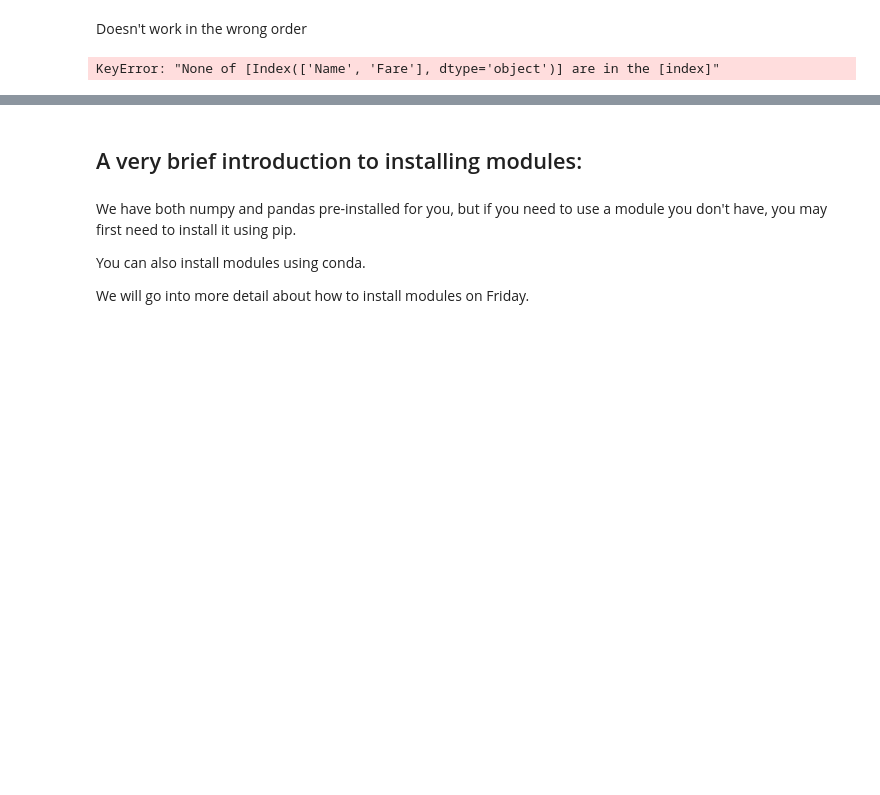
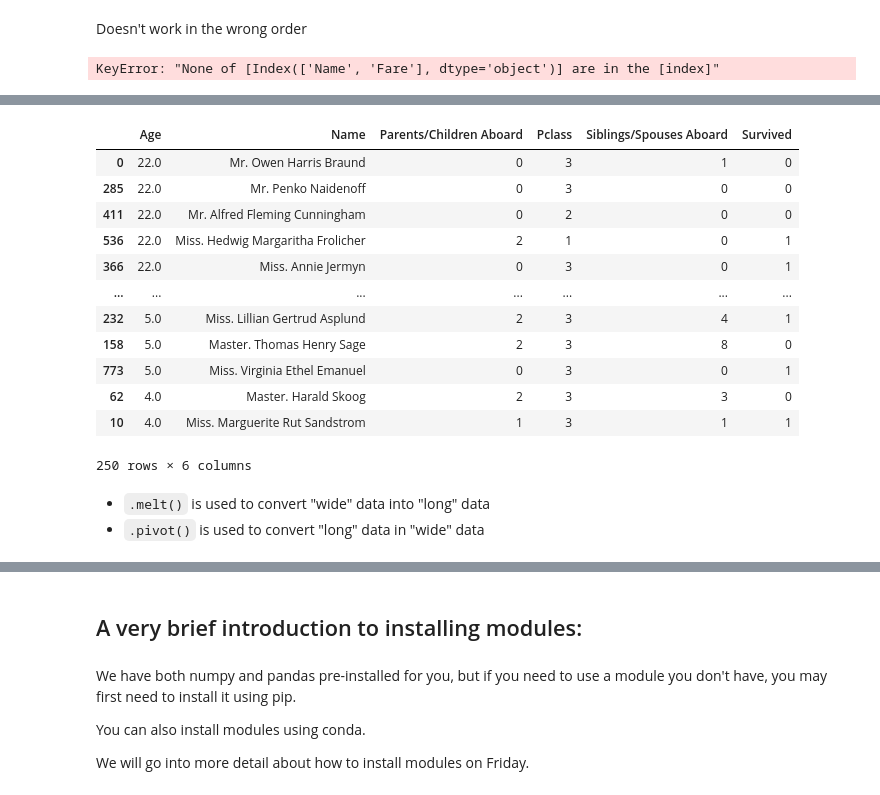
Before and after one commit to MVesuviusC/python_intro_2024, a Jupyter notebook: Wednesday/Modules.ipynb, the cells around one changed output, grey strips where cells are left out. Cells and saved outputs as stored; diff of their text form; code cells hidden in the pictures; blank space fills up the shorter version.

```diff
--- a/Wednesday/Modules.ipynb
+++ b/Wednesday/Modules.ipynb
@@ -294,0 +445,27 @@ KeyError: "None of [Index(['Name', 'Fare'], dtype='object')] are in the [index]"
+# %%
+df.head(10) #Peek at a the first 10 rows
+
+df.drop('Fare', axis = "columns") #Drop a column called Fare
+
+df.sort_values('Age', ascending=False) #sort the whole dataframe based on the values in the "Age" column
+
+df.iloc[[0, 1, 2, 3, 4, 5], [0, 3, 5]] #slice out the first 5 rows with the first 4th and 6th columns
+
+df.sort_values('Age', ascending=False).loc[0:10, df.columns.difference(["Sex", "Fare"])] #Sort by age, return first 10 rows, and all columns besides "Sex" and "Fare"
+# %% [output]
+|  | Age | Name | Parents/Children Aboard | Pclass | Siblings/Spouses Aboard | Survived |
+| 0 | 22.0 | Mr. Owen Harris Braund | 0 | 3 | 1 | 0 |
+| 285 | 22.0 | Mr. Penko Naidenoff | 0 | 3 | 0 | 0 |
+| 411 | 22.0 | Mr. Alfred Fleming Cunningham | 0 | 2 | 0 | 0 |
+| 536 | 22.0 | Miss. Hedwig Margaritha Frolicher | 2 | 1 | 0 | 1 |
+| 366 | 22.0 | Miss. Annie Jermyn | 0 | 3 | 0 | 1 |
+| ... | ... | ... | ... | ... | ... | ... |
+| 232 | 5.0 | Miss. Lillian Gertrud Asplund | 2 | 3 | 4 | 1 |
+| 158 | 5.0 | Master. Thomas Henry Sage | 2 | 3 | 8 | 0 |
+| 773 | 5.0 | Miss. Virginia Ethel Emanuel | 0 | 3 | 0 | 1 |
+| 62 | 4.0 | Master. Harald Skoog | 2 | 3 | 3 | 0 |
+| 10 | 4.0 | Miss. Marguerite Rut Sandstrom | 1 | 3 | 1 | 1 |
+250 rows × 6 columns
+# %% [markdown]
+- `.melt()` is used to convert "wide" data into "long" data
+- `.pivot()` is used to convert "long" data in "wide" data
```
Also changed, not shown: parts of 60 cells of this notebook, 1 other file.
